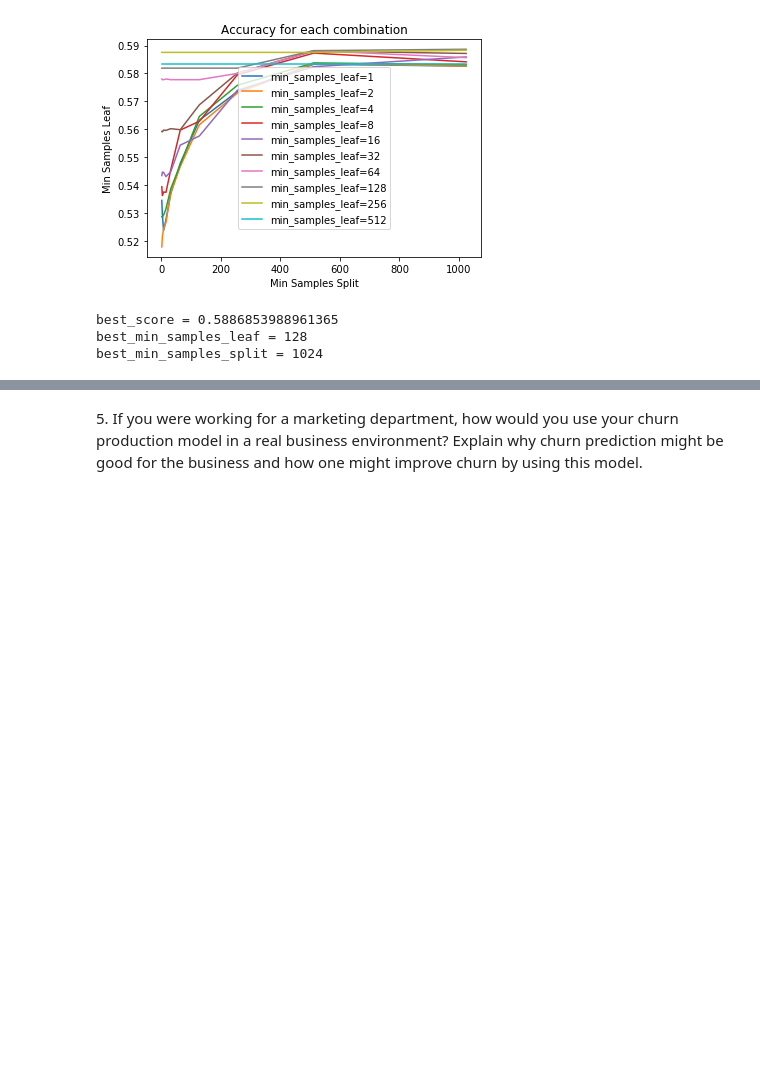
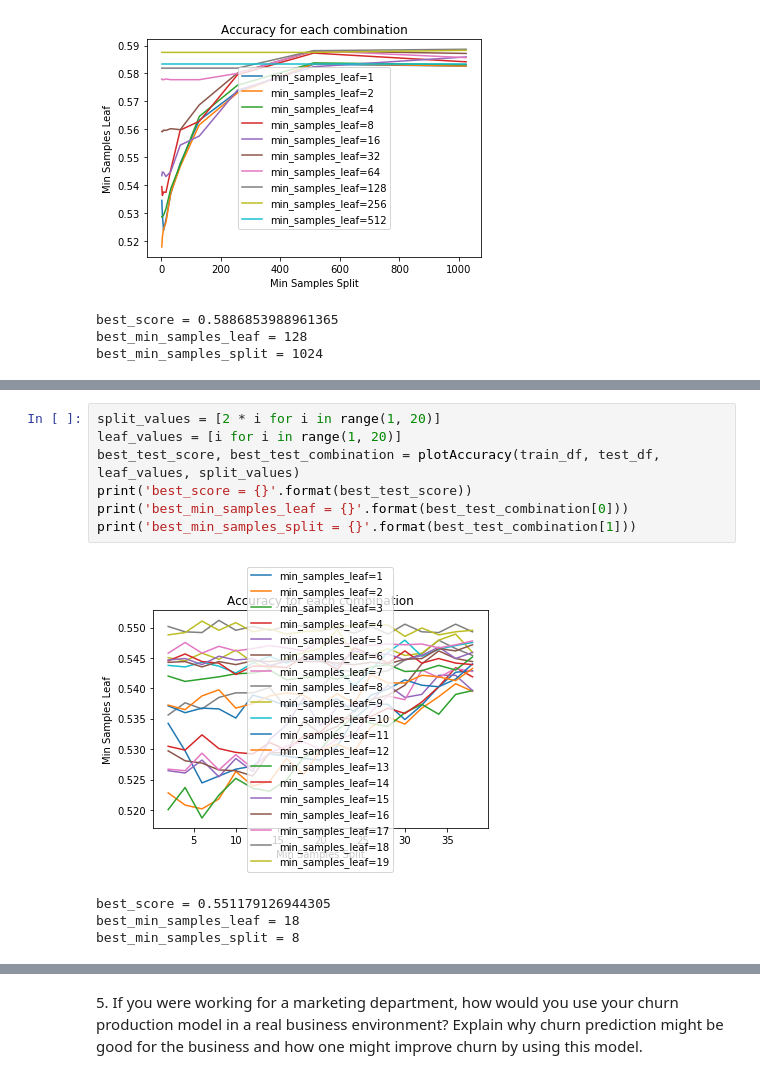
Before and after one commit to zhucebuliaolongchuan/DataScienceCourses_Hw, a Jupyter notebook: hw_2/hw_2.ipynb, the cells around one changed output, grey strips where cells are left out. Drawn from its saved outputs; the diff is of its cells as text; blank space fills up the shorter version.

```diff
--- a/hw_2/hw_2.ipynb
+++ b/hw_2/hw_2.ipynb
@@ -164,0 +165,12 @@ best_min_samples_split = 1024
+# %%
+split_values = [2 * i for i in range(1, 20)]
+leaf_values = [i for i in range(1, 20)]
+best_test_score, best_test_combination = plotAccuracy(train_df, test_df, leaf_values, split_values)
+print('best_score = {}'.format(best_test_score))
+print('best_min_samples_leaf = {}'.format(best_test_combination[0]))
+print('best_min_samples_split = {}'.format(best_test_combination[1]))
+# %% [output]
+[figure, added]
+best_score = 0.551179126944305
+best_min_samples_leaf = 18
+best_min_samples_split = 8
```
Also changed, not shown: parts of 5 cells of this notebook.
